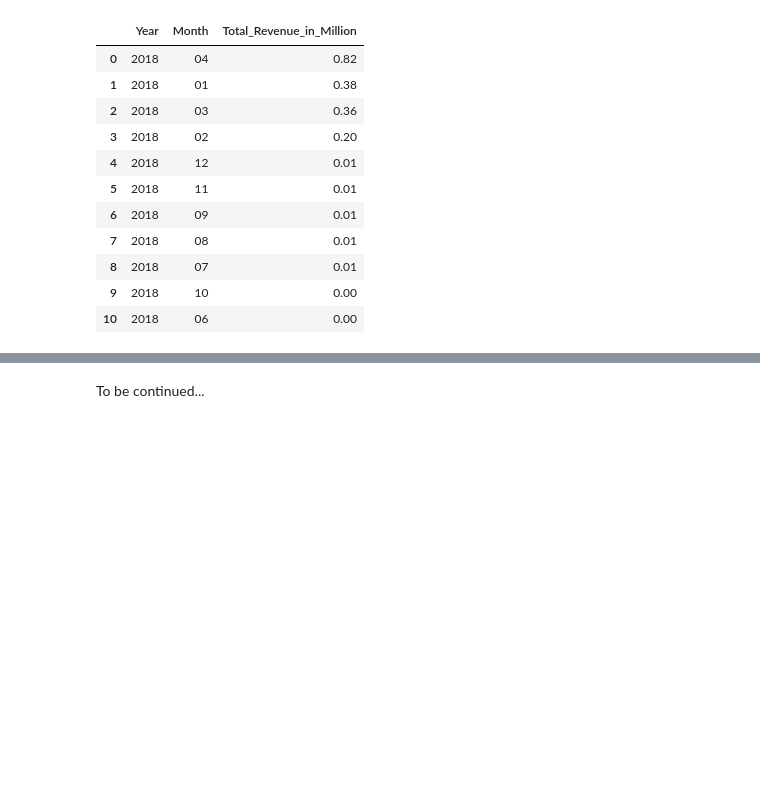
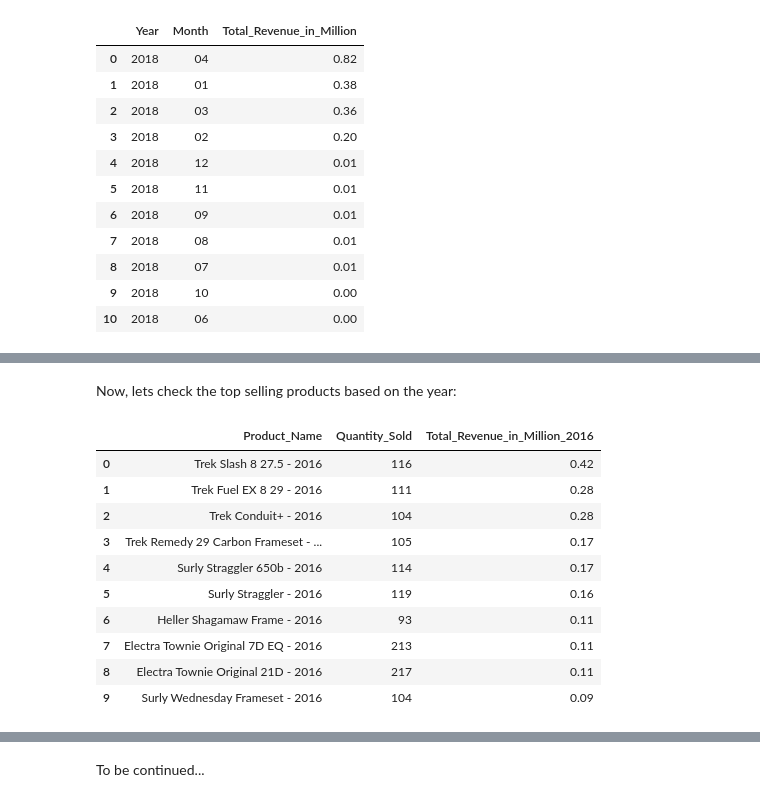
Before and after one commit to DiogocViana/Retail-Bike-Store-SQL-Notebook, a Jupyter notebook: Retail Bike Store.ipynb, the cells around one changed output, grey strips where cells are left out. Drawn from its saved outputs; the diff is of its cells as text; code cells hidden in the pictures; blank space fills up the shorter version.

```diff
--- a/Retail Bike Store.ipynb
+++ b/Retail Bike Store.ipynb
@@ -652,0 +837,46 @@ In 2018, a departure from the 2017 pattern was evident, with April securing the
+# %% [markdown]
+Now, lets check the top selling products based on the year:
+# %%
+# 2016
+
+query = """
+WITH total_sales AS (
+                    SELECT ot.order_date,
+                           oi.product_id,
+                           p.product_name,
+                           oi.quantity,
+                           oi.list_price,
+                           oi.discount,
+                           ((oi.quantity * oi.list_price) * (1 - oi.discount)) AS total_sale_product
+                    FROM order_items AS oi
+                    LEFT JOIN products AS p
+                    ON oi.product_id = p.product_id
+                    LEFT JOIN orders as ot
+                    ON oi.order_id = ot.order_id
+)
+
+
+SELECT  product_name AS Product_Name,
+        SUM(quantity) AS Quantity_Sold,
+        ROUND(SUM(total_sale_product)/1000000, 2) AS Total_Revenue_in_Million_2016
+FROM   total_sales
+WHERE  order_date <= '2016-12-31'
+GROUP BY Product_Name
+ORDER BY  Total_Revenue_in_Million_2016 DESC
+LIMIT 10
+"""
+
+df = pd.read_sql_query(query, connection)
+df
+# %% [output]
+|  | Product_Name | Quantity_Sold | Total_Revenue_in_Million_2016 |
+| 0 | Trek Slash 8 27.5 - 2016 | 116 | 0.42 |
+| 1 | Trek Fuel EX 8 29 - 2016 | 111 | 0.28 |
+| 2 | Trek Conduit+ - 2016 | 104 | 0.28 |
+| 3 | Trek Remedy 29 Carbon Frameset - ... | 105 | 0.17 |
+| 4 | Surly Straggler 650b - 2016 | 114 | 0.17 |
+| 5 | Surly Straggler - 2016 | 119 | 0.16 |
+| 6 | Heller Shagamaw Frame - 2016 | 93 | 0.11 |
+| 7 | Electra Townie Original 7D EQ - 2016 | 213 | 0.11 |
+| 8 | Electra Townie Original 21D - 2016 | 217 | 0.11 |
+| 9 | Surly Wednesday Frameset - 2016 | 104 | 0.09 |
```
Also changed, not shown: parts of 13 cells of this notebook.
